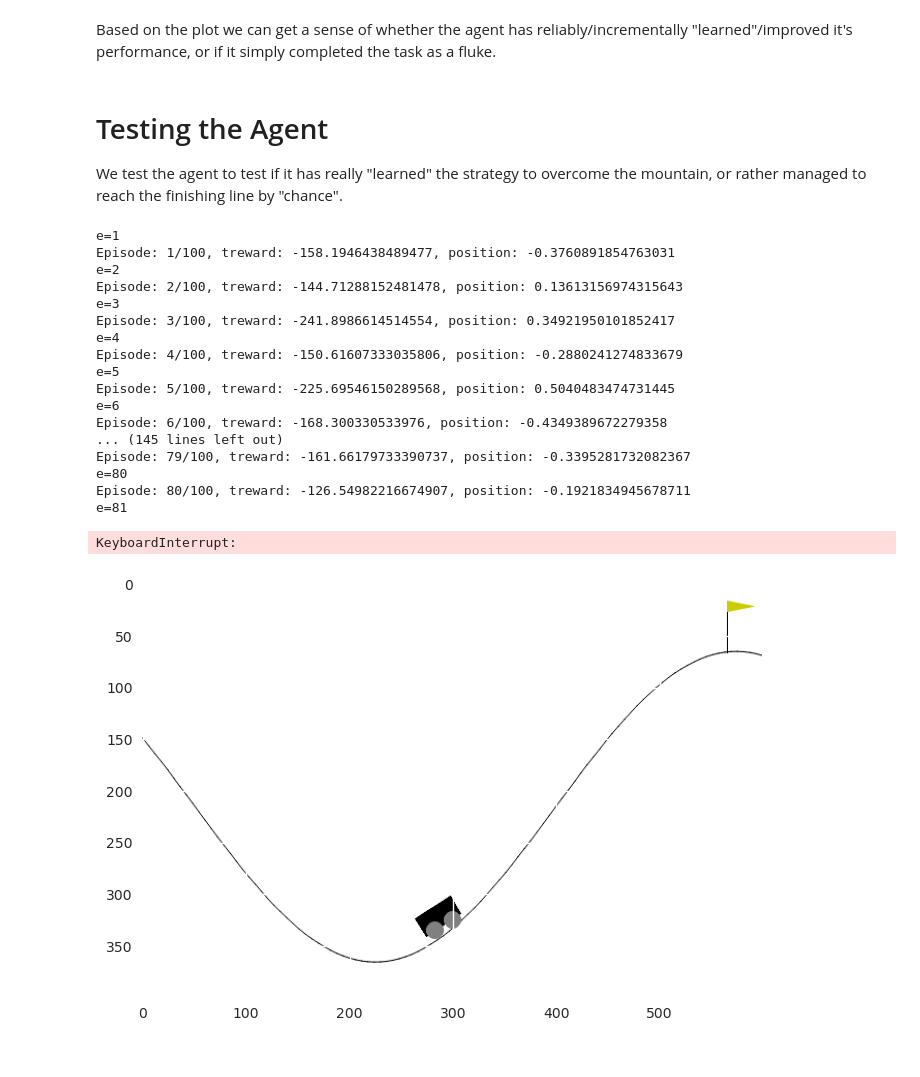
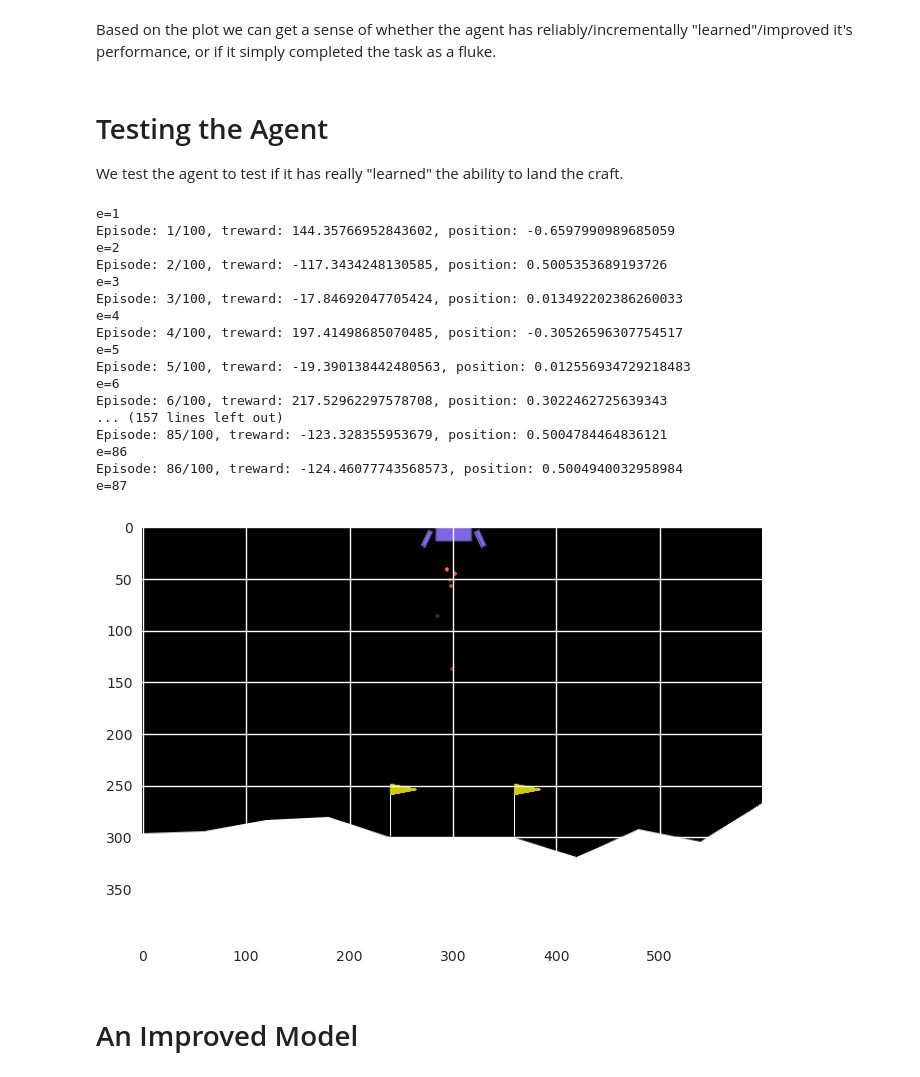
Before and after one commit to tomjwells/QuantConcepts, a Jupyter notebook: 5. Deep Reinforcement Learning/4. Lunar Lander.ipynb, the cells around one changed output. Drawn from its saved outputs; the diff is of its cells as text; code cells hidden in the pictures.

Commit message:
Add 2nd LunarLander Model

```diff
--- a/5. Deep Reinforcement Learning/4. Lunar Lander.ipynb
+++ b/5. Deep Reinforcement Learning/4. Lunar Lander.ipynb
@@ -159,17 +170,14 @@ class DQNAgent:
     return model
 
   def act(self, state):
-    if np.random.rand() <= self.epsilon:
-      return env.action_space.sample()
-    action = self.model.predict(state, verbose=0)
-    return np.argmax(action)
+    return env.action_space.sample() if np.random.rand() <= self.epsilon else np.argmax(self.model.predict(state, verbose=0))
 
   def replay(self):
     print("Performing replay")
     batch = random.sample(self.memory, self.batch_size)
     for state, action, reward, next_state, done in batch:
       # Reward design
-      reward -= np.mean(state[:1] ** 2) # Reward based on distance to origin
+      reward -= np.mean((state[:1]) ** 2) # Reward based on distance to center (center is at 300)
       if not done:
         reward += self.gamma * np.amax(self.model.predict(next_state, verbose=0)[0])
       target = self.model.predict(state, verbose=0)
@@ -198,10 +206,10 @@ class DQNAgent:
         treward += float(reward)
         if done or truncated:
           trewards.append(treward)
-          av = sum(trewards[:25]) / 25 # Work out a Rolling average
+          av = sum(trewards[-25:]) / 25
           self.averages.append(av)
           self.max_treward = max(self.max_treward, treward)
-          print('Episode: {}/{},\ttreward: {},\tav: {:.2},\tmax_r: {:2},\tavg_time: {:.2f}'.format(e,episodes, treward, av, self.max_treward, self.avg_time_per_episode))
+          print('Episode: {}/{},\ttreward: {},\tav: {:.2f},\tmax_r: {:2},\tavg_time: {:.2f}'.format(e,episodes, treward, av, self.max_treward, self.avg_time_per_episode))
           break
       if len(self.memory) > self.batch_size:
         self.replay()
@@ -217,7 +225,7 @@ class DQNAgent:
       print(f"{e=}")
       state = env.reset()[0]
       treward = 0
-      for time in range(1001):
+      for timestep in range(1001):
         state = np.reshape(state, [1, self.osn])
         action = np.argmax(self.model.predict(state, verbose=0)[0])
         next_state, reward, done, truncated, info = env.step(action)
@@ -257,43 +275,44 @@ Based on the plot we can get a sense of whether the agent has reliably/increment
 # %% [markdown]
 # Testing the Agent
 
-We test the agent to test if it has really "learned" the strategy to overcome the mountain, or rather managed to reach the finishing line by "chance".
+We test the agent to test if it has really "learned" the ability to land the craft.
 # %%
 trewards, tpositions = agent.test(100)
 # %% [output]
 e=1
-Episode: 1/100, treward: -158.1946438489477, position: -0.3760891854763031
+Episode: 1/100, treward: 144.35766952843602, position: -0.6597990989685059
 e=2
-Episode: 2/100, treward: -144.71288152481478, position: 0.13613156974315643
+Episode: 2/100, treward: -117.3434248130585, position: 0.5005353689193726
 e=3
-Episode: 3/100, treward: -241.8986614514554, position: 0.34921950101852417
+Episode: 3/100, treward: -17.84692047705424, position: 0.013492202386260033
 e=4
-Episode: 4/100, treward: -150.61607333035806, position: -0.2880241274833679
+Episode: 4/100, treward: 197.41498685070485, position: -0.30526596307754517
 e=5
-Episode: 5/100, treward: -225.69546150289568, position: 0.5040483474731445
+Episode: 5/100, treward: -19.390138442480563, position: 0.012556934729218483
 e=6
-Episode: 6/100, treward: -168.300330533976, position: -0.4349389672279358
-... (145 lines left out)
-Episode: 79/100, treward: -161.66179733390737, position: -0.3395281732082367
-e=80
-Episode: 80/100, treward: -126.54982216674907, position: -0.1921834945678711
-e=81
+Episode: 6/100, treward: 217.52962297578708, position: 0.3022462725639343
+... (157 lines left out)
+Episode: 85/100, treward: -123.328355953679, position: 0.5004784464836121
+e=86
+Episode: 86/100, treward: -124.46077743568573, position: 0.5004940032958984
+e=87
-KeyboardInterrupt:
 # %%
-state = env.reset(seed=0)[0]
+state, _ = env.reset(seed=202)
 img = plt.imshow(env.render()) # initialize bitmap embedding
-for e in range (201):
+for e in range (5001):
   img.set_data(env.render())  # updating the data
   display.display(plt.gcf())
   display.clear_output(wait=True)
   state = np.reshape(state, [1, agent.osn] )
   a = np.argmax(agent.model.predict(state, verbose=0))  # learned action
   state, reward, done, truncate, info = env.step(a)
   if done and (e + 1) < 200:
     print(f'*** SUCCESS {e} ***')
     break
   elif done:
     print('*** FAILED ***')
     break
 # %% [output]
-[figure, old version]
+[figure, new version]
+# %% [markdown]
+# An Improved Model
```
Also changed, not shown: parts of 8 cells of this notebook, 1 other file.
